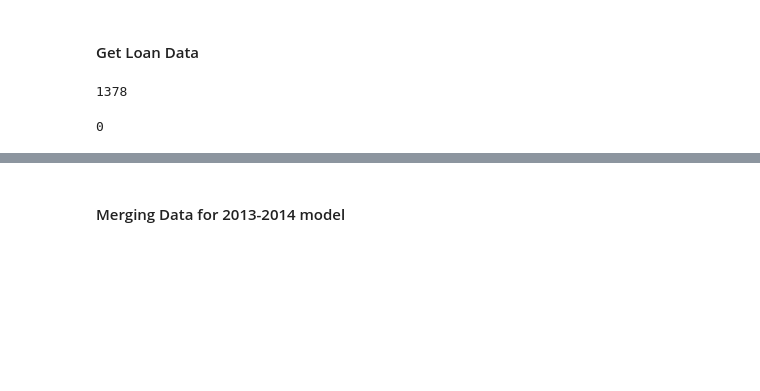
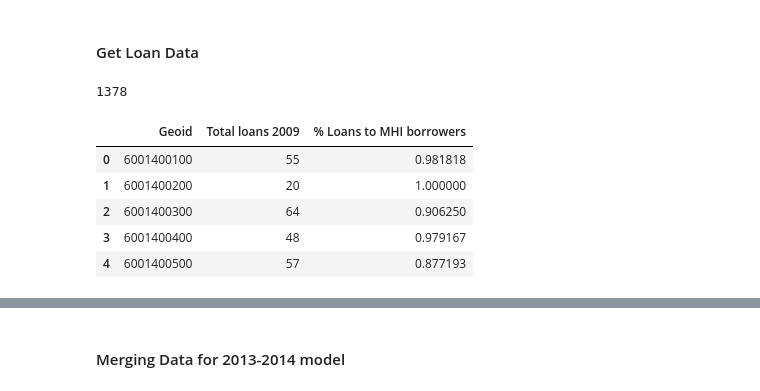
Before and after one commit to abaum1/communityreinvestmentact, a Jupyter notebook: scripts/UDP classification models.ipynb, the cells around one changed output, grey strips where cells are left out. Drawn from its saved outputs; the diff is of its cells as text; code cells hidden in the pictures; blank space fills up the shorter version.

```diff
--- a/scripts/UDP classification models.ipynb
+++ b/scripts/UDP classification models.ipynb
@@ -82,8 +111,13 @@ print(len(all_2009))
 # %%
 #these are duplicates
 len(all_201314[all_201314["Geoid"].duplicated(keep='first')])
 #1540 duplicates. if I get rid of these the numbers will match better
 len(all_20151617[all_20151617["Geoid"].duplicated(keep='first')])
-len(all_2009[all_2009["Geoid"].duplicated(keep='first')])
+all_2009.head()
 # %% [output]
-0
+|  | Geoid | Total loans 2009 | % Loans to MHI borrowers |
+| 0 | 6001400100 | 55 | 0.981818 |
+| 1 | 6001400200 | 20 | 1.000000 |
+| 2 | 6001400300 | 64 | 0.906250 |
+| 3 | 6001400400 | 48 | 0.979167 |
+| 4 | 6001400500 | 57 | 0.877193 |
```
Also changed, not shown: parts of 20 cells of this notebook.
